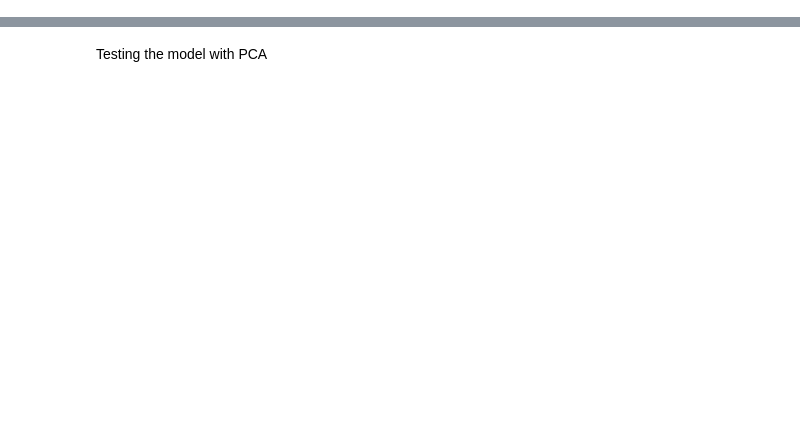
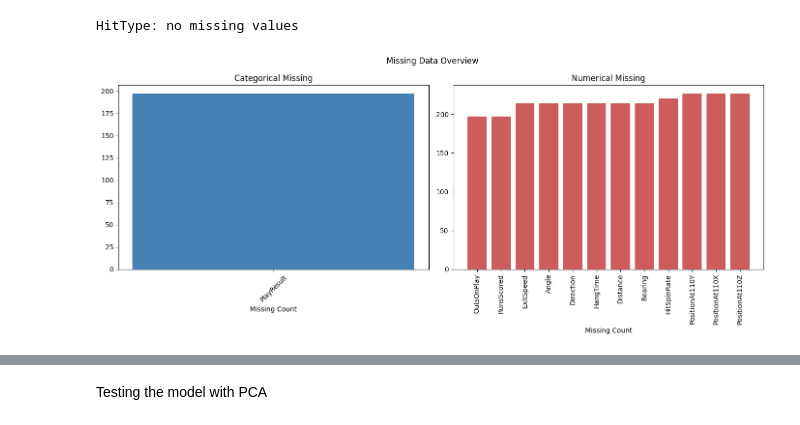
Before and after one commit to mikeSheehey/Tabular_Project_DATA4380, a Jupyter notebook: Notebooks/Softball_4380.ipynb, the cells around one changed output, grey strips where cells are left out. Drawn from its saved outputs; the diff is of its cells as text; code cells hidden in the pictures; blank space fills up the shorter version.

```diff
--- a/Notebooks/Softball_4380.ipynb
+++ b/Notebooks/Softball_4380.ipynb
@@ -210,25 +309,0 @@ plt.show()
-# %%
-from sklearn.ensemble import HistGradientBoostingClassifier
-
-pitch_features = [
-    "RelSpeed",
-    "VertRelAngle",
-    "HorzRelAngle",
-    "SpinRate",
-    "SpinAxis",
-    "VertBreak",
-    "InducedVertBreak",
-    "HorzBreak",
-]
-
-known_pitch = df[df["TaggedPitchType"].notnull()]
-missing_pitch = df[df["TaggedPitchType"].isnull()]
-
-if not missing_pitch.empty:
-    clf = HistGradientBoostingClassifier(random_state=42)
-    clf.fit(known_pitch[pitch_features], known_pitch["TaggedPitchType"])
-
-    df.loc[missing_pitch.index, "TaggedPitchType"] = clf.predict(
-        missing_pitch[pitch_features]
-    )
-    print(f"Successfully imputed {len(missing_pitch)} missing pitch tags!")
@@ -275,3 +420,16 @@ Need to see what the averages are for each speed
+# %%
+# Imputing num cols with KN Imputer
+df = impute(
+    df,
+    "HitType",
+    hit_cols
+)
+# %% [output]
+HitType: no missing values
+# %%
+plot_missing(df)
+# %% [output]
+[figure, added]
 # %%
 # conversions & standardization of some features
 angle_features = [
```
Also changed, not shown: parts of 46 cells of this notebook.
